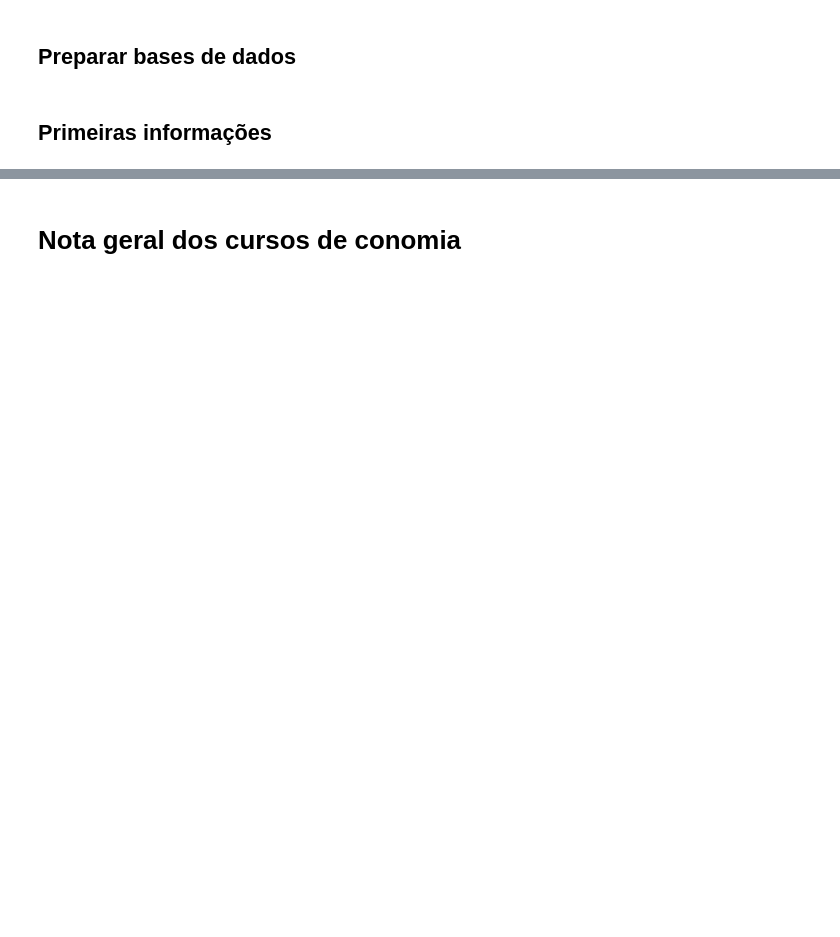
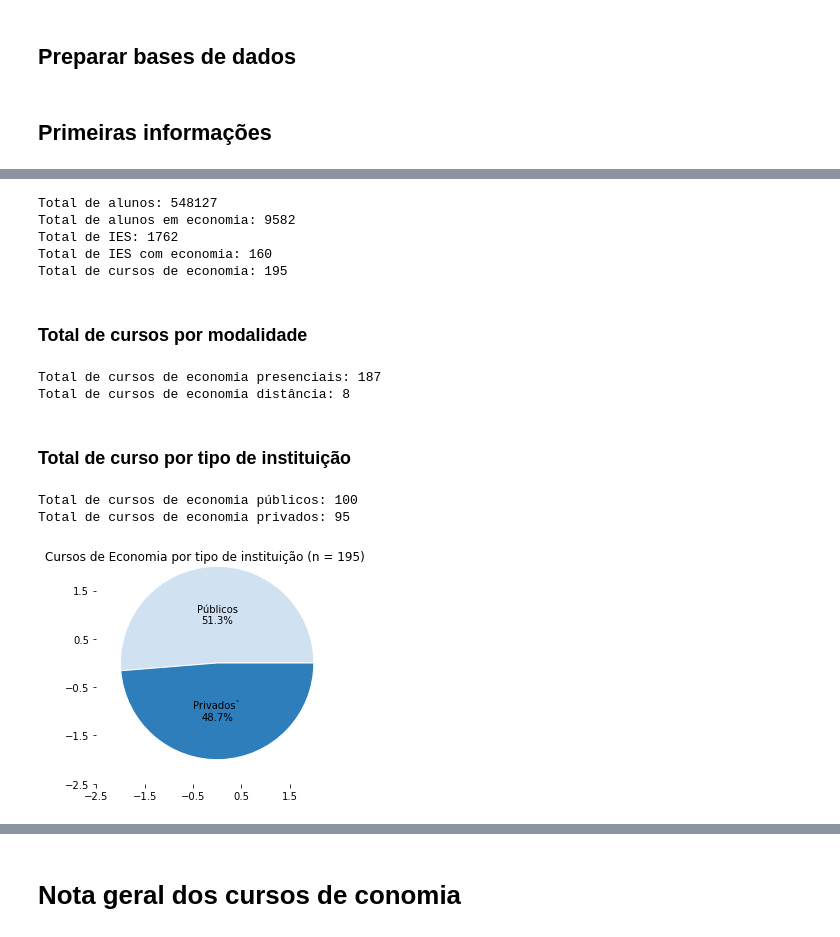
Before and after one commit to AcacioTelechi/estudo-ENADE, a Jupyter notebook: main.ipynb, the cells around one changed output, grey strips where cells are left out. Drawn from its saved outputs; the diff is of its cells as text; code cells hidden in the pictures; blank space fills up the shorter version.

```diff
--- a/main.ipynb
+++ b/main.ipynb
@@ -75,0 +31,61 @@ Total de cursos de economia noturno: 164
+# %%
+tot_alunos = len(base)
+
+tot_alunos_economia = len(df_economia)
+
+tot_ies = len(base['CO_IES'].unique())
+
+tot_ies_economia = len(df_economia['CO_IES'].unique())
+
+tot_cursos_economia = len(df_economia['CO_CURSO'].unique())
+
+print("Total de alunos:", tot_alunos)
+print("Total de alunos em economia:", tot_alunos_economia)
+print("Total de IES:", tot_ies)
+print("Total de IES com economia:", tot_ies_economia)
+print("Total de cursos de economia:", tot_cursos_economia)
+# %% [output]
+Total de alunos: 548127
+Total de alunos em economia: 9582
+Total de IES: 1762
+Total de IES com economia: 160
+Total de cursos de economia: 195
+# %% [markdown]
+### Total de cursos por modalidade
+# %%
+tot_cursos_economia_presenciais = len(df_economia[df_economia['CO_MODALIDADE'] == 1]['CO_CURSO'].unique())
+tot_cursos_economia_distancia = tot_cursos_economia - tot_cursos_economia_presenciais
+
+print("Total de cursos de economia presenciais:", tot_cursos_economia_presenciais)
+print("Total de cursos de economia distância:", tot_cursos_economia_distancia)
+# %% [output]
+Total de cursos de economia presenciais: 187
+Total de cursos de economia distância: 8
+# %% [markdown]
+### Total de curso por tipo de instituição
+# %%
+tot_cursos_economia_publicos = len(df_economia_publicas['CO_CURSO'].unique())
+tot_cursos_economia_privados = tot_cursos_economia - tot_cursos_economia_publicos
+print("Total de cursos de economia públicos:", tot_cursos_economia_publicos)
+print("Total de cursos de economia privados:", tot_cursos_economia_privados)
+
+x = [tot_cursos_economia_publicos, tot_cursos_economia_privados]
+y = ["Públicos", "Privados"]
+
+colors = plt.get_cmap('Blues')(np.linspace(0.2, 0.7, len(x)))
+
+fig, ax = plt.subplots()
+ax.pie(x, colors=colors, radius=2, center=(0, 0),
+       wedgeprops={"linewidth": 1, "edgecolor": "white"}, frame=False)
+
+ax.set_title(f"Cursos de Economia por tipo de instituição (n = " + str(tot_cursos_economia) + ")")
+ax.set(xlim=(-2, 2), xticks=np.arange(-2.5, 2.5),
+       ylim=(-2, 2), yticks=np.arange(-2.5, 2.5))
+ax.text(0, 1, f"Públicos\n{round(tot_cursos_economia_publicos/tot_cursos_economia * 100, 1)}%", ha="center", va="center")
+ax.text(0, -1, f"Privados`\n{round(tot_cursos_economia_privados/tot_cursos_economia * 100, 1)}%", ha="center", va="center")
+fig.savefig("cursos_economia_tipo_instituicao.png")
+plt.show()
+# %% [output]
+Total de cursos de economia públicos: 100
+Total de cursos de economia privados: 95
+[figure, added]
```
Also changed, not shown: parts of 16 cells of this notebook, 3 other files.
